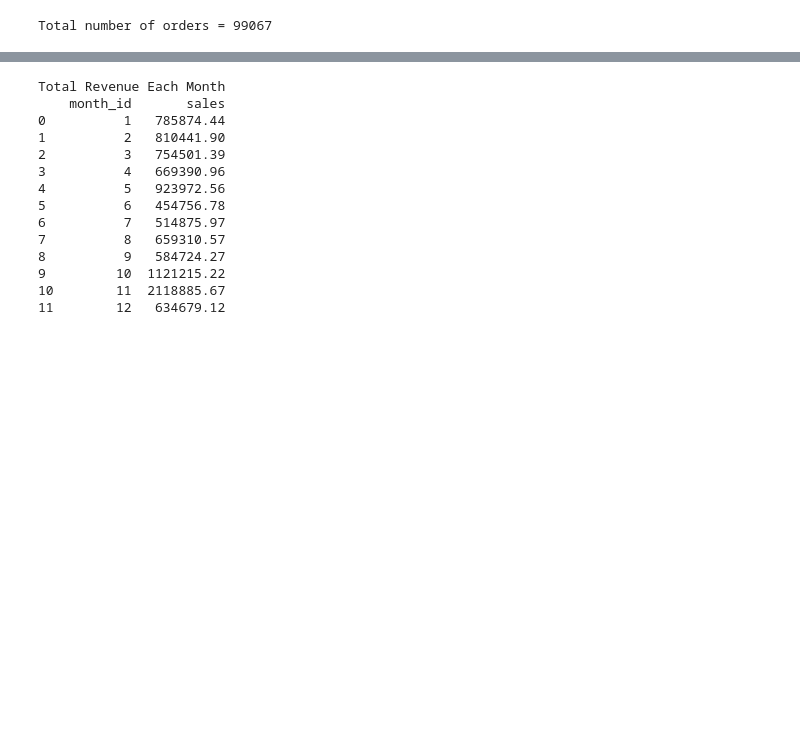
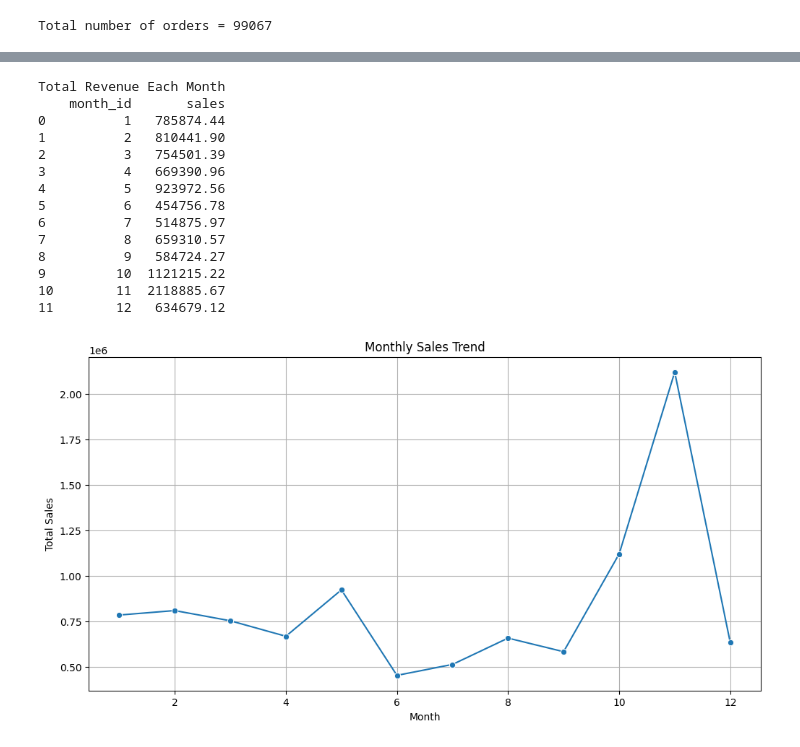
Before and after one commit to khaledICT/KhaledICT, a Jupyter notebook: MWS_WDA_S24_Khaled_Rami.ipynb, the cells around one changed output, grey strips where cells are left out. Drawn from its saved outputs; the diff is of its cells as text; code cells hidden in the pictures; blank space fills up the shorter version.

```diff
--- a/MWS_WDA_S24_Khaled_Rami.ipynb
+++ b/MWS_WDA_S24_Khaled_Rami.ipynb
@@ -155,23 +275,33 @@ Total number of orders = 99067
 # %%
 # Total Revenue Each Month
 df_eachmonth = df.groupby('month_id')['sales'].sum().reset_index()
 print("Total Revenue Each Month")
 print(df_eachmonth)
+
+# Plotting the sales trend
+plt.figure(figsize=(12, 6))  # Adjust figure size if needed
+sns.lineplot(x='month_id', y='sales', data=df_eachmonth, marker='o')
+plt.title('Monthly Sales Trend')
+plt.xlabel('Month')
+plt.ylabel('Total Sales')
+plt.grid(True)
+plt.show()
 # %% [output]
 Total Revenue Each Month
     month_id       sales
 0          1   785874.44
 1          2   810441.90
 2          3   754501.39
 3          4   669390.96
 4          5   923972.56
 5          6   454756.78
 6          7   514875.97
 7          8   659310.57
 8          9   584724.27
 9         10  1121215.22
 10        11  2118885.67
 11        12   634679.12
+[figure, added]
 # %%
 #Total units sold for each month
 totalunits_eachmonth = df.groupby('month_id')['quantityorder'].sum().reset_index()
```
Also changed, not shown: parts of 8 cells of this notebook.
